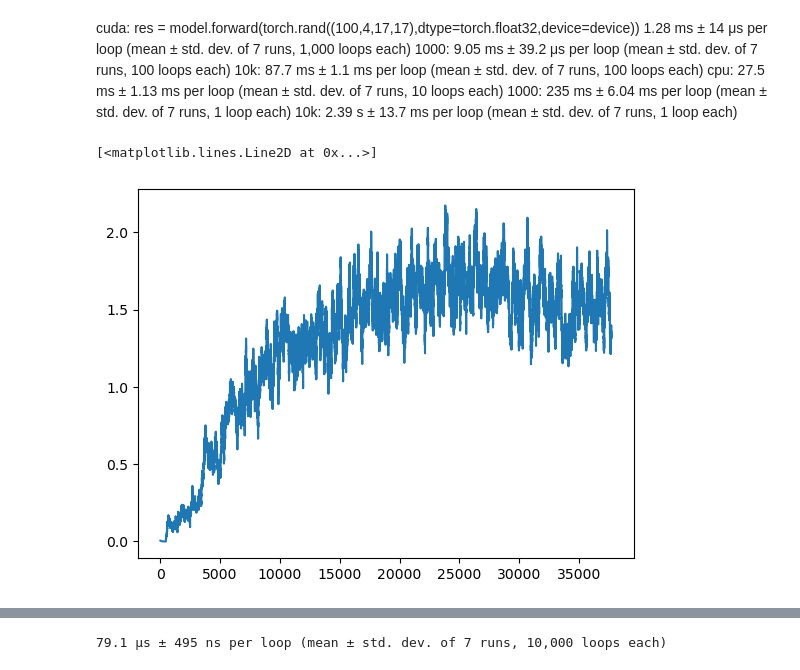
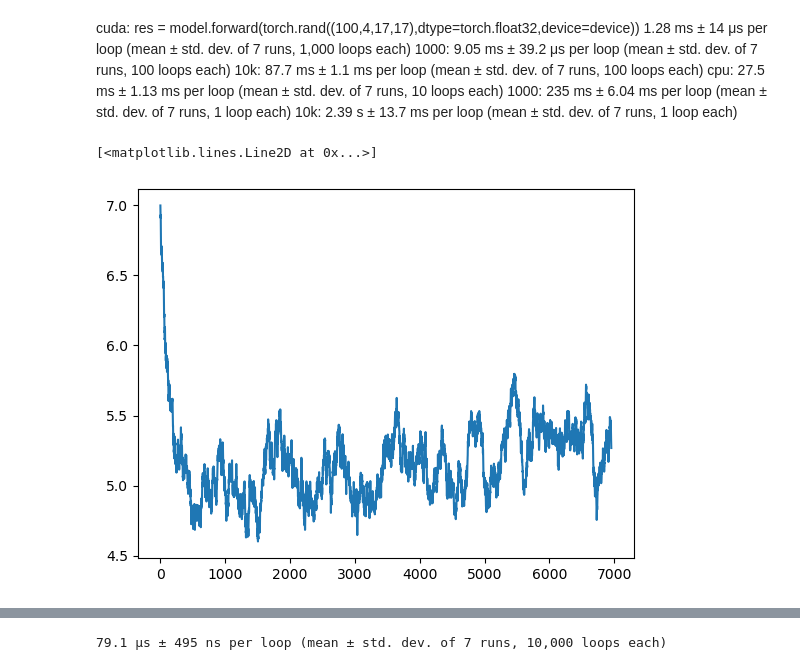
Before and after one commit to anacarsi/ss24_ReinforcementLearning_BomberMan, a Jupyter notebook: agent_code/forth_agent/creation.ipynb, the cells around one changed output, grey strips where cells are left out. Drawn from its saved outputs; the diff is of its cells as text; code cells hidden in the pictures.

```diff
--- a/agent_code/forth_agent/creation.ipynb
+++ b/agent_code/forth_agent/creation.ipynb
@@ -69,28 +70,28 @@ torch.save(model.state_dict(),"model.pth")
 # %%
 # analyze the loss
 # https://stackoverflow.com/questions/5283649/plot-smooth-line-with-pyplot
 from typing import List
 
 
 def smooth(scalars: List[float], weight: float) -> List[float]:  # Weight between 0 and 1
     last = scalars[0]  # First value in the plot (first timestep)
     smoothed = list()
     for point in scalars:
         smoothed_val = last * weight + (1 - weight) * point  # Calculate smoothed value
         smoothed.append(smoothed_val)                        # Save it
         last = smoothed_val                                  # Anchor the last smoothed value
 
     return smoothed
 
 import matplotlib.pyplot as plt
 import numpy as np
-loss = np.load("2024.09.13-04.44.57_score_history copy.npy")
+loss = np.load("./2024.09.15-15.47.50_score_history.npy")
 plt.figure()
 #plt.yscale("log")
-plt.plot(smooth(loss,0.99)[100:])
+plt.plot(smooth(loss,0.99))
 # %% [output]
 [<matplotlib.lines.Line2D at 0x...>]
-[figure, old version]
+[figure, new version]
 # %%
 
 # analyze the loss
```
Also changed, not shown: parts of 4 cells of this notebook, 11 other files.
